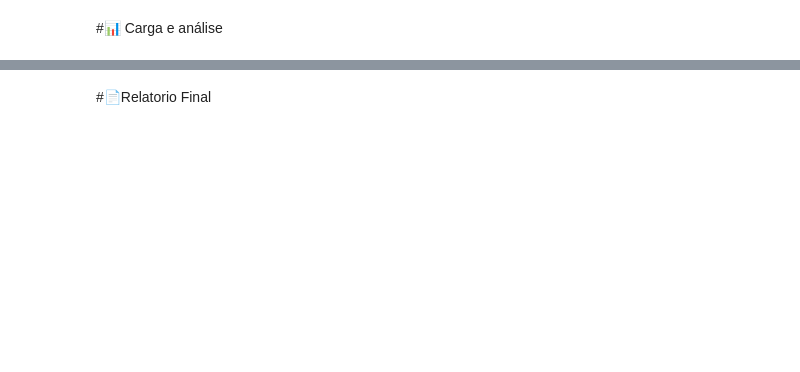
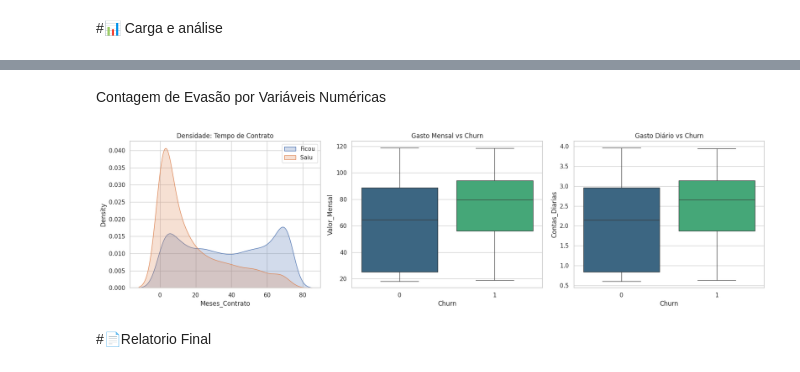
Before and after one commit to FariasLeonardo/telecom-x-etl, a Jupyter notebook: Telecom_X_etl.ipynb, the cells around one changed output, grey strips where cells are left out. Saved outputs shown, nothing was run; the diff lists cells and outputs as text; code cells hidden in the pictures; blank space fills up the shorter version.

```diff
--- a/Telecom_X_etl.ipynb
+++ b/Telecom_X_etl.ipynb
@@ -45,2 +335,28 @@ memory usage: 340.8+ KB
+# %% [markdown]
+Contagem de Evasão por Variáveis Numéricas
+# %%
+plt.figure(figsize=(18, 5))
+
+# 1. Distribuição de Meses de Contrato (Tenure)
+plt.subplot(1, 3, 1)
+sns.kdeplot(df_final.loc[df_final['Churn'] == 0, 'Meses_Contrato'], label='Ficou', fill=True )
+sns.kdeplot(df_final.loc[df_final['Churn'] == 1, 'Meses_Contrato'], label='Saiu', fill=True)
+plt.title('Densidade: Tempo de Contrato')
+plt.legend()
+
+# 2. Distribuição de Valor Mensal
+plt.subplot(1, 3, 2)
+sns.boxplot(x='Churn', y='Valor_Mensal', data=df_final, palette='viridis', hue='Churn', legend=False)
+plt.title('Gasto Mensal vs Churn')
+
+# 3. Distribuição de Contas Diárias
+plt.subplot(1, 3, 3)
+sns.boxplot(x='Churn', y='Contas_Diarias', data=df_final, palette='viridis', hue='Churn', legend=False)
+plt.title('Gasto Diário vs Churn')
+
+plt.tight_layout()
+plt.show()
+# %% [output]
+[figure, added]
 # %% [markdown]
 #📄Relatorio Final
```
Also changed, not shown: parts of 39 cells of this notebook.
